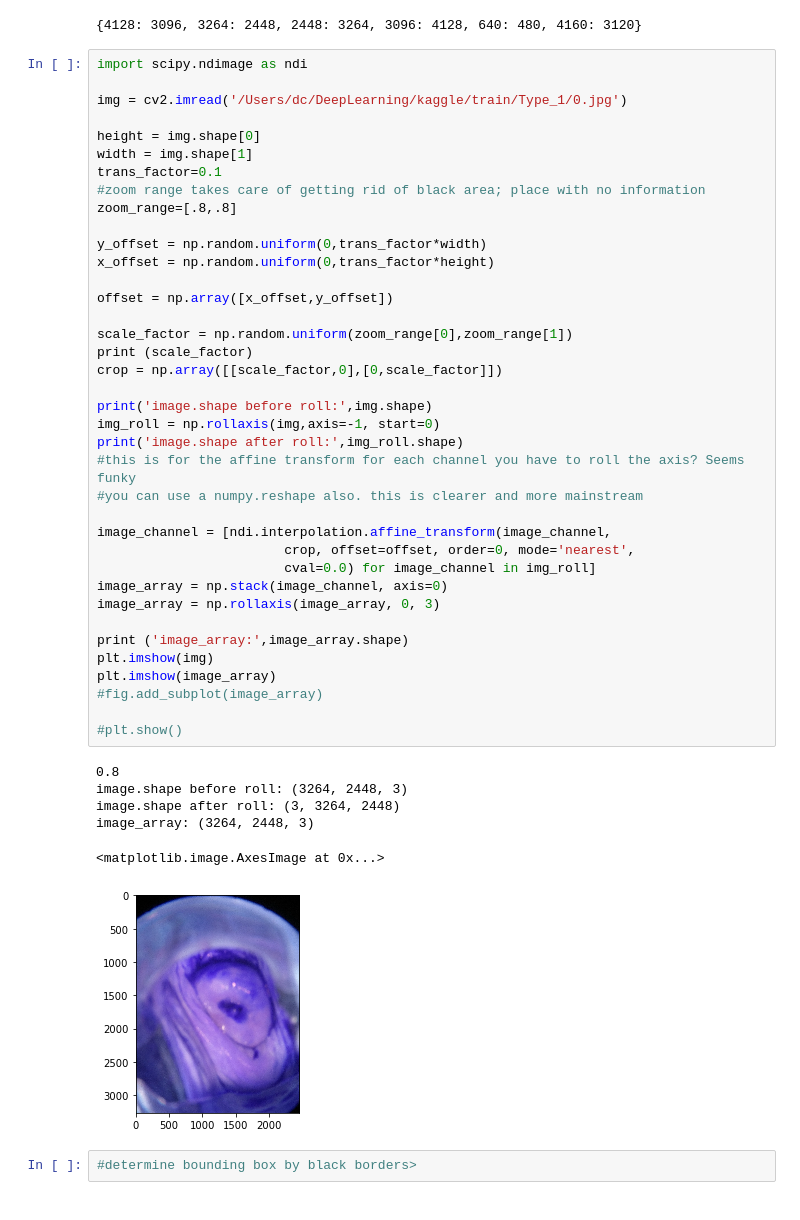
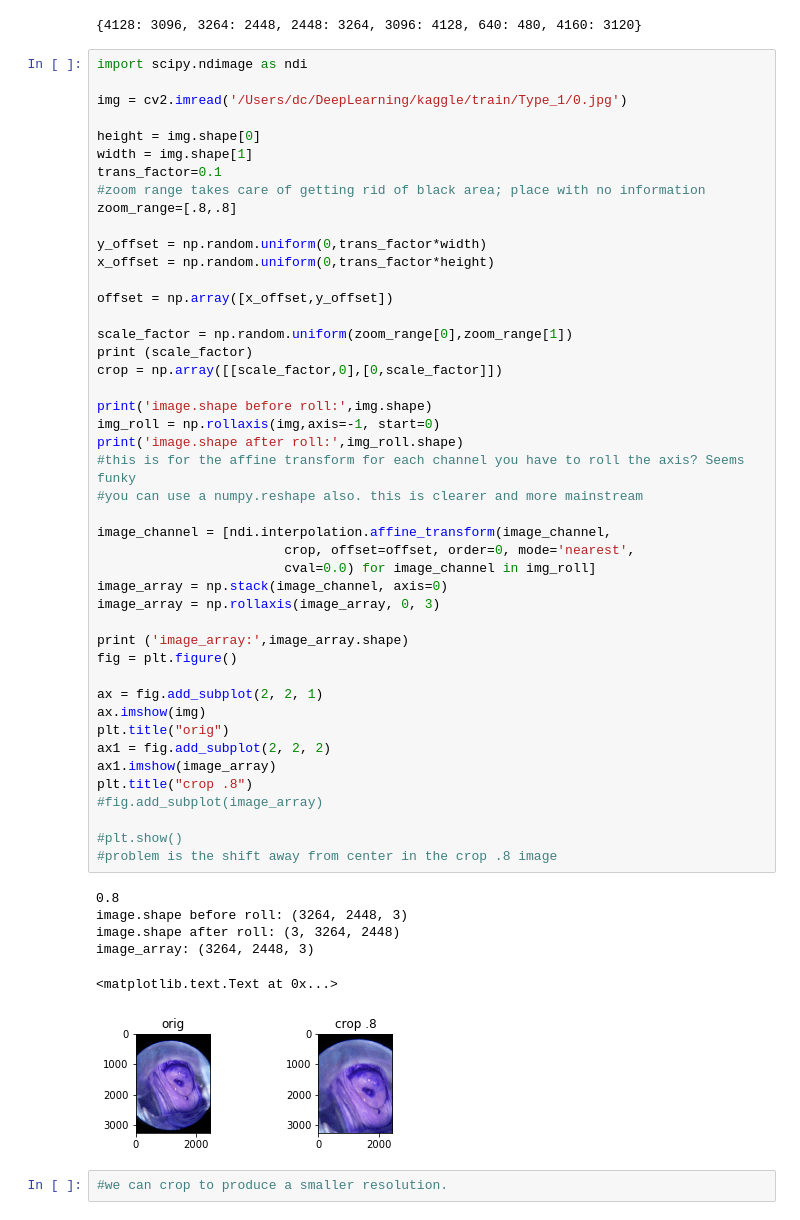
Before and after one commit to dougc333/DeepLearning, a Jupyter notebook: kaggle/kaggle.ipynb, the cells around one changed output. Saved outputs shown, nothing was run; the diff lists cells and outputs as text.

```diff
--- a/kaggle/kaggle.ipynb
+++ b/kaggle/kaggle.ipynb
@@ -84,36 +83,43 @@ zoom_range=[.8,.8]
 y_offset = np.random.uniform(0,trans_factor*width)
 x_offset = np.random.uniform(0,trans_factor*height)
 
 offset = np.array([x_offset,y_offset])
 
 scale_factor = np.random.uniform(zoom_range[0],zoom_range[1])
 print (scale_factor)
 crop = np.array([[scale_factor,0],[0,scale_factor]])
 
 print('image.shape before roll:',img.shape)
 img_roll = np.rollaxis(img,axis=-1, start=0)
 print('image.shape after roll:',img_roll.shape)
 #this is for the affine transform for each channel you have to roll the axis? Seems funky
 #you can use a numpy.reshape also. this is clearer and more mainstream
 
 image_channel = [ndi.interpolation.affine_transform(image_channel,
                         crop, offset=offset, order=0, mode='nearest',
                         cval=0.0) for image_channel in img_roll]
 image_array = np.stack(image_channel, axis=0)
 image_array = np.rollaxis(image_array, 0, 3)
 
 print ('image_array:',image_array.shape)
-plt.imshow(img)
-plt.imshow(image_array)
+fig = plt.figure()
+
+ax = fig.add_subplot(2, 2, 1)
+ax.imshow(img)
+plt.title("orig")
+ax1 = fig.add_subplot(2, 2, 2)
+ax1.imshow(image_array)
+plt.title("crop .8")
 #fig.add_subplot(image_array)
 
 #plt.show()
+#problem is the shift away from center in the crop .8 image
 # %% [output]
 0.8
 image.shape before roll: (3264, 2448, 3)
 image.shape after roll: (3, 3264, 2448)
 image_array: (3264, 2448, 3)
-<matplotlib.image.AxesImage at 0x...>
+<matplotlib.text.Text at 0x...>
-[figure, old version]
+[figure, new version]
-# %%
-#determine bounding box by black borders>
+# %%
+#we can crop to produce a smaller resolution.
```
Also changed, not shown: parts of 2 cells of this notebook.
